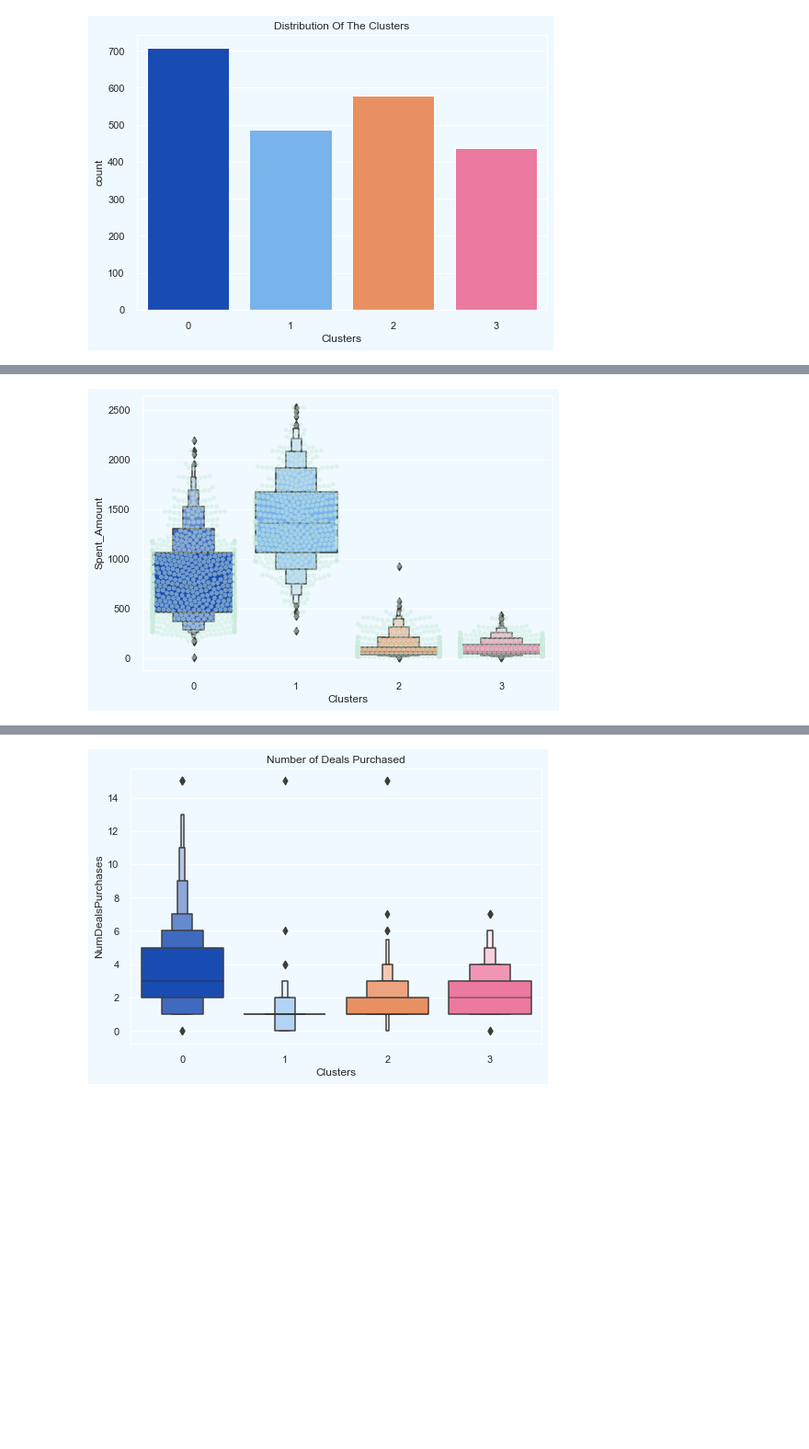
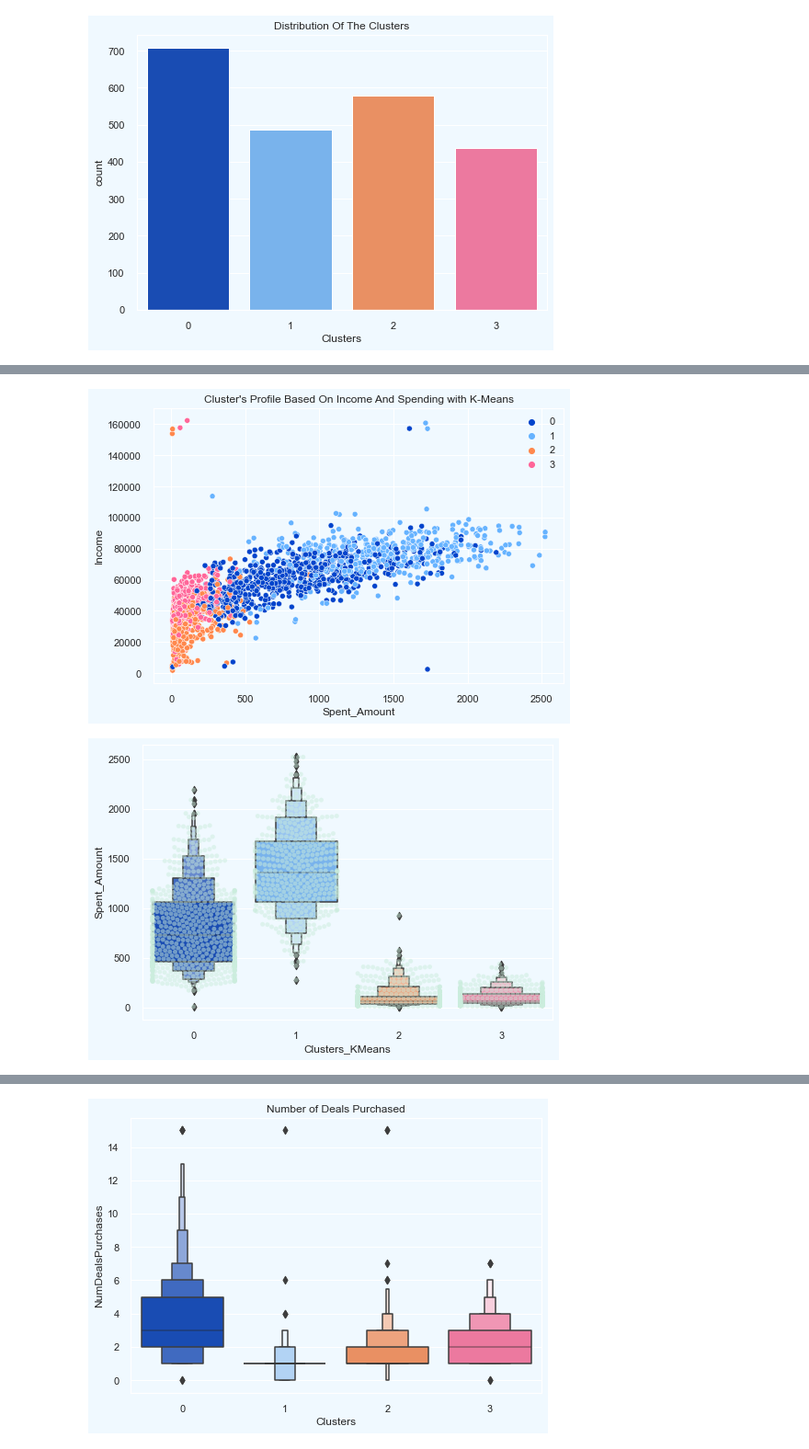
Before and after one commit to pachchigarsnehi/customer_analysis, a Jupyter notebook: customer_personality_analysis.ipynb, the cells around one changed output, grey strips where cells are left out. Shown at 92% size. Cells and saved outputs as stored; diff of their text form; code cells hidden in the pictures; blank space fills up the shorter version.

```diff
--- a/customer_personality_analysis.ipynb
+++ b/customer_personality_analysis.ipynb
@@ -555,3 +607,10 @@ plt.show()
+# %%
+plot_clusters_income = sns.scatterplot(data = customer,x=customer["Spent_Amount"], y=customer["Income"],hue=customer["Clusters_KMeans"], palette= palette)
+plot_clusters_income.set_title("Cluster's Profile Based On Income And Spending with K-Means")
+plot_clusters_income.legend()
+plt.show()
+# %% [output]
+[figure, added]
 # %%
 # Income vs spending cluster patterns from above
 # group 0 = Average Income, High Spending
@@ -559,12 +618,12 @@ plt.show()
 # group 2 = Low Income, Low Spending
 # group 3 = High Income, Low Spending
 # %%
-# Detailed distribution of clusters per products in the dataset
+# Detailed distribution of clusters with K-Means per products in the dataset
 # Products considered = Gold, Sweets, Fish, Meat, Fruits, Wines
 plt.figure()
-plot_clusters_per_product=sns.swarmplot(x=customer["Clusters"], y=customer["Spent_Amount"], color= "#CBEDDD", alpha=0.5 )
-plot_clusters_per_product=sns.boxenplot(x=customer["Clusters"], y=customer["Spent_Amount"], palette=palette)
+plot_clusters_per_product=sns.swarmplot(x=customer["Clusters_KMeans"], y=customer["Spent_Amount"], color= "#CBEDDD", alpha=0.5 )
+plot_clusters_per_product=sns.boxenplot(x=customer["Clusters_KMeans"], y=customer["Spent_Amount"], palette=palette)
 plt.show()
 # graph below shows cluster 1 = biggest set of customers, followed by cluster 0
 # %% [output]
-[figure, old version]
+[figure, new version]
```
Also changed, not shown: parts of 12 cells of this notebook, 1 other file.
